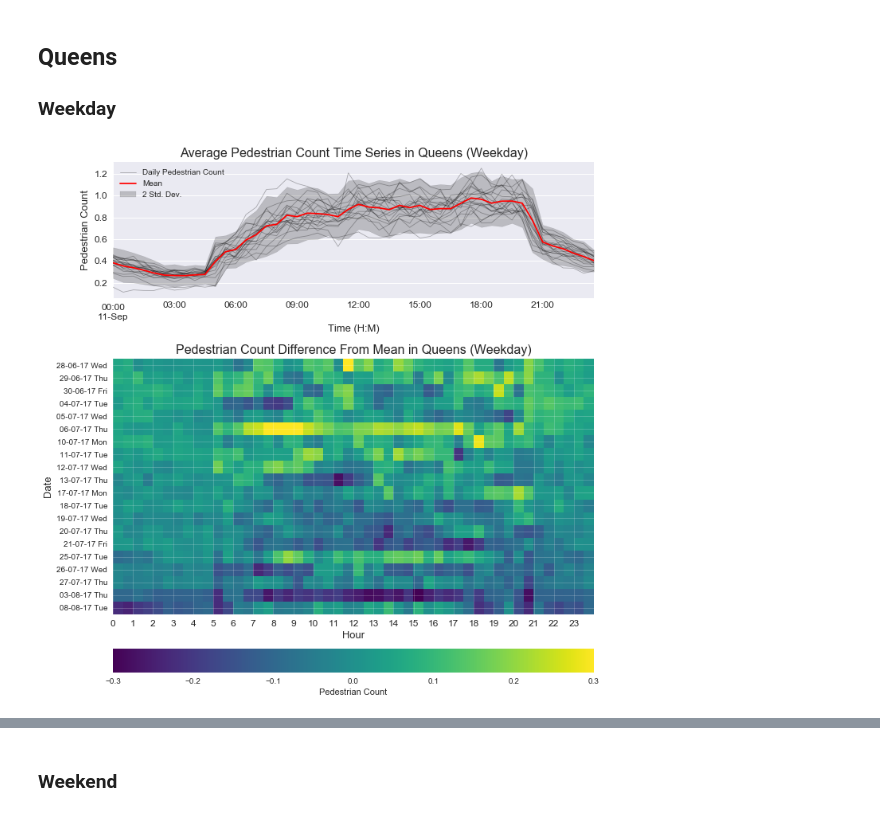
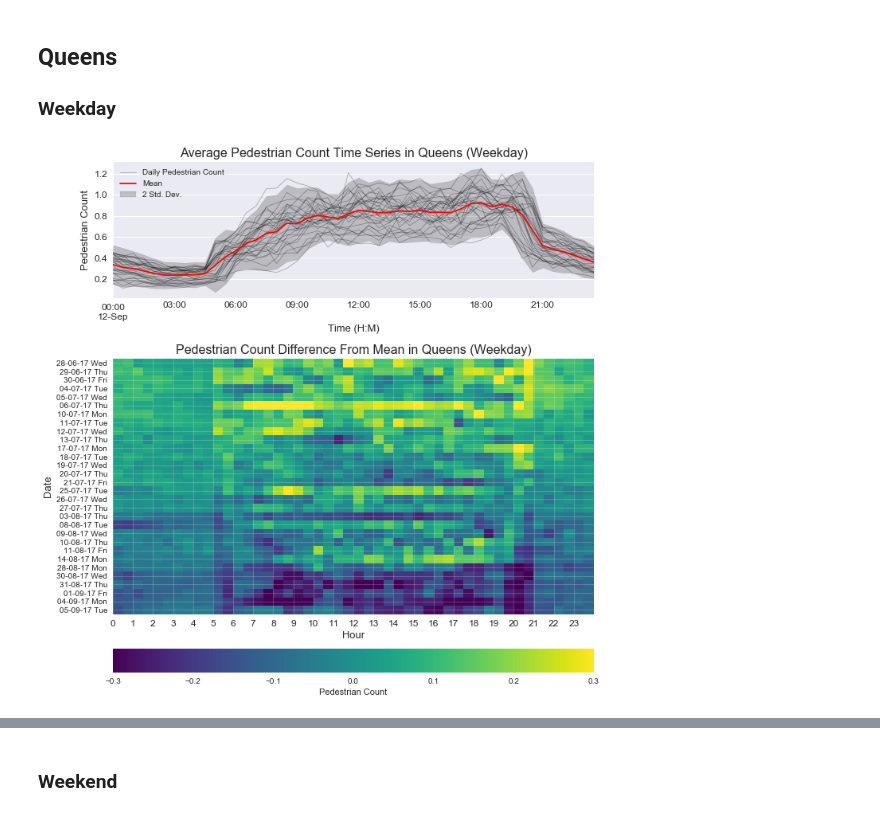
Before and after one commit to basyavasya-honmono/hadive, a Jupyter notebook: notebooks/1.3-JV-Anomalies.ipynb, the cells around one changed output, grey strips where cells are left out. Saved outputs shown, nothing was run; the diff lists cells and outputs as text; code cells hidden in the pictures.

```diff
--- a/notebooks/1.3-JV-Anomalies.ipynb
+++ b/notebooks/1.3-JV-Anomalies.ipynb
@@ -322,15 +316,14 @@ plot_reg_coefs(bx_wd, bx_we, prcp, "Bronx")
 # %%
 qn_wd = calc_daily_avg(df[(df.boro == "Queens") &
                         (df.people == 1.) &
-                        (df.index.weekday < 5) &
-                        (df.index < pd.datetime(2017, 8, 9))])
+                        (df.index.weekday < 5)])
 
 plot_daily_avg(
-    qn_wd[~qn_wd.index.isin(prcp[prcp["PRCP"] > 0.05]["DATE"].dt.date)],
+    qn_wd[qn_wd.index.isin(prcp[prcp["PRCP"] < 0.05]["DATE"].dt.date)],
     clim=0.3,
     titles=("Average Pedestrian Count Time Series in Queens (Weekday)",
             "Pedestrian Count Difference From Mean in Queens (Weekday)"))
 # %% [output]
-[figure, old version]
+[figure, new version]
 # %%
 plot_daily_avg(
```
Also changed, not shown: parts of 25 cells of this notebook.
